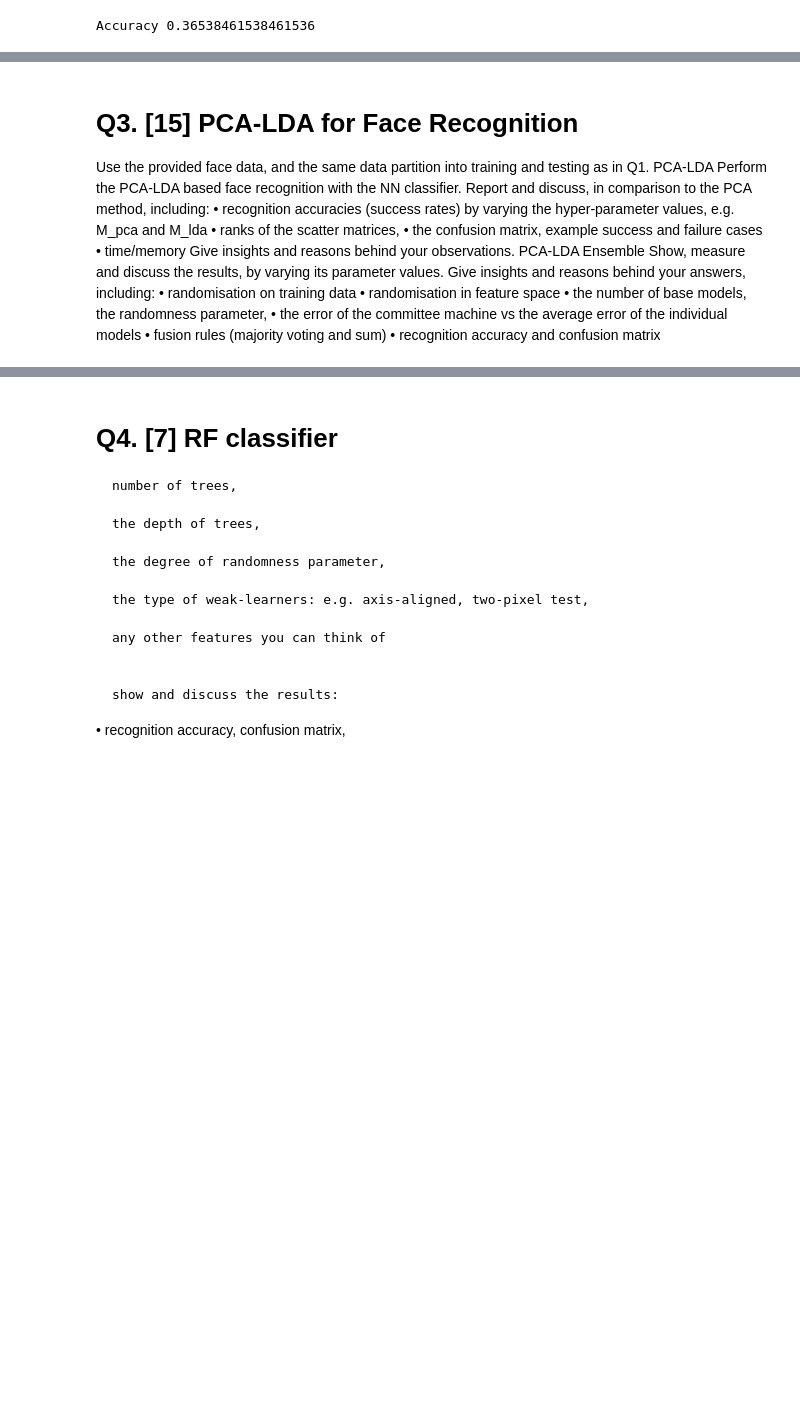
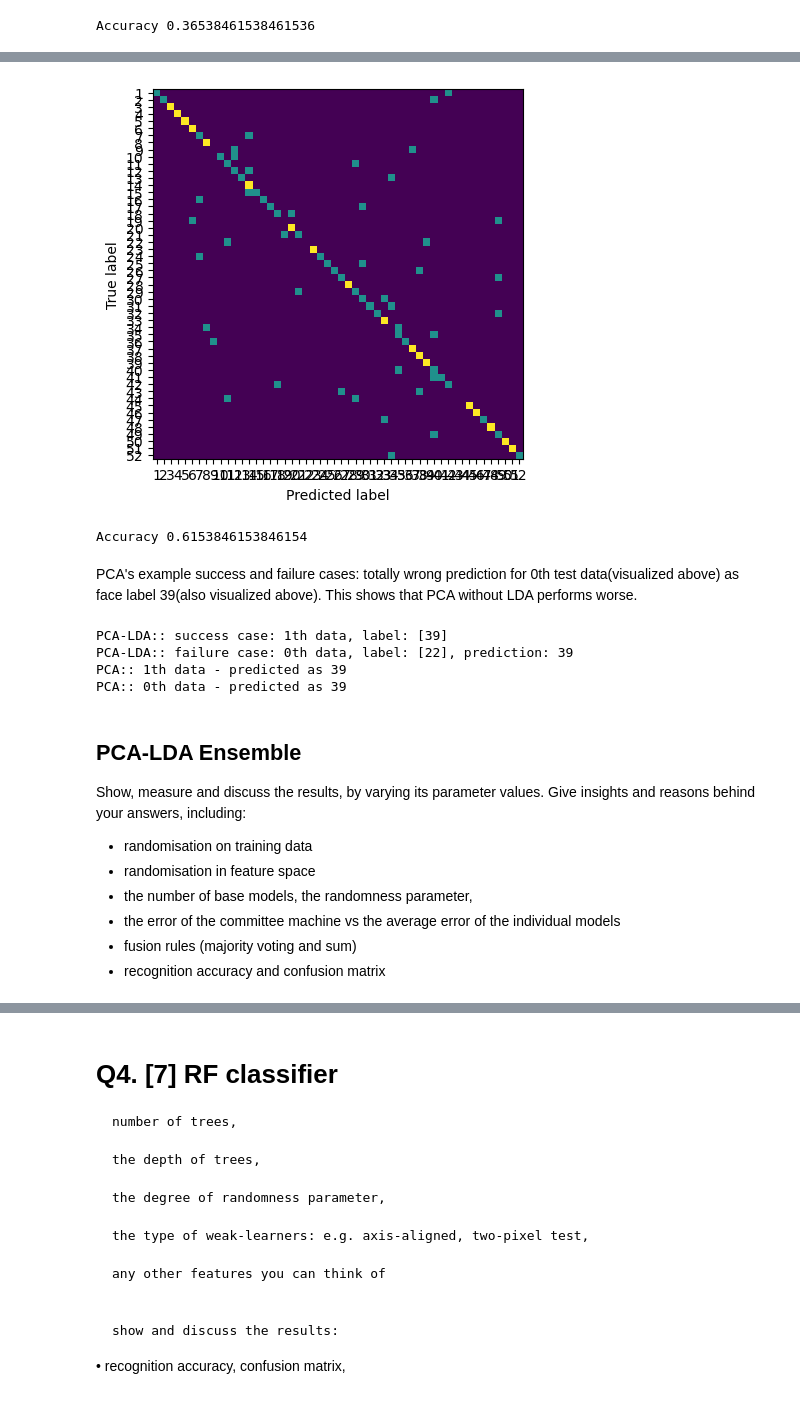
Before and after one commit to DongHyunnn/CS492E-ML4CV-Courseworks, a Jupyter notebook: coursework1/coursework1_part1.ipynb, the cells around one changed output, grey strips where cells are left out. Saved outputs shown, nothing was run; the diff lists cells and outputs as text; code cells hidden in the pictures; blank space fills up the shorter version.

```diff
--- a/coursework1/coursework1_part1.ipynb
+++ b/coursework1/coursework1_part1.ipynb
@@ -527,21 +672,34 @@ Accuracy 0.36538461538461536
+# %%
+from sklearn.metrics import ConfusionMatrixDisplay
+from sklearn.metrics import accuracy_score
+
+ConfusionMatrixDisplay.from_predictions(Y_test, y_pred, include_values=False, colorbar=False)
+plt.show()
+
+print('Accuracy', accuracy_score(Y_test, y_pred))
+# %% [output]
+[figure, added]
+Accuracy 0.6153846153846154
+# %% [markdown]
+PCA's example success and failure cases: totally wrong prediction for 0th test data(visualized above) as face label 39(also visualized above). This shows that PCA without LDA performs worse.
+# %%
+print(f"PCA-LDA:: success case: {succ_test_id}th data, label: {succ_label}")
+print(f"PCA-LDA:: failure case: {fail_test_id}th data, label: {fail_label}, prediction: {fail_pred}")
+
+print(f"PCA:: {succ_test_id}th data - predicted as {y_pred[succ_test_id]}")
+print(f"PCA:: {fail_test_id}th data - predicted as {y_pred[fail_test_id]}")
+# %% [output]
+PCA-LDA:: success case: 1th data, label: [39]
+PCA-LDA:: failure case: 0th data, label: [22], prediction: 39
+PCA:: 1th data - predicted as 39
+PCA:: 0th data - predicted as 39
 # %% [markdown]
-# Q3. [15] PCA-LDA for Face Recognition
-Use the provided face data, and the same data partition into training and testing as in Q1.
-PCA-LDA
-Perform the PCA-LDA based face recognition with the NN classifier. Report and discuss, in
-comparison to the PCA method, including:
-• recognition accuracies (success rates) by varying the hyper-parameter values, e.g. M_pca
-and M_lda
-• ranks of the scatter matrices,
-• the confusion matrix, example success and failure cases
-• time/memory
-Give insights and reasons behind your observations.
-PCA-LDA Ensemble
+## PCA-LDA Ensemble
 Show, measure and discuss the results, by varying its parameter values. Give insights and
 reasons behind your answers, including:
-• randomisation on training data
-• randomisation in feature space
-• the number of base models, the randomness parameter,
-• the error of the committee machine vs the average error of the individual models
-• fusion rules (majority voting and sum)
-• recognition accuracy and confusion matrix
+- randomisation on training data
+- randomisation in feature space
+- the number of base models, the randomness parameter,
+- the error of the committee machine vs the average error of the individual models
+- fusion rules (majority voting and sum)
+- recognition accuracy and confusion matrix
```
Also changed, not shown: parts of 17 cells of this notebook.
